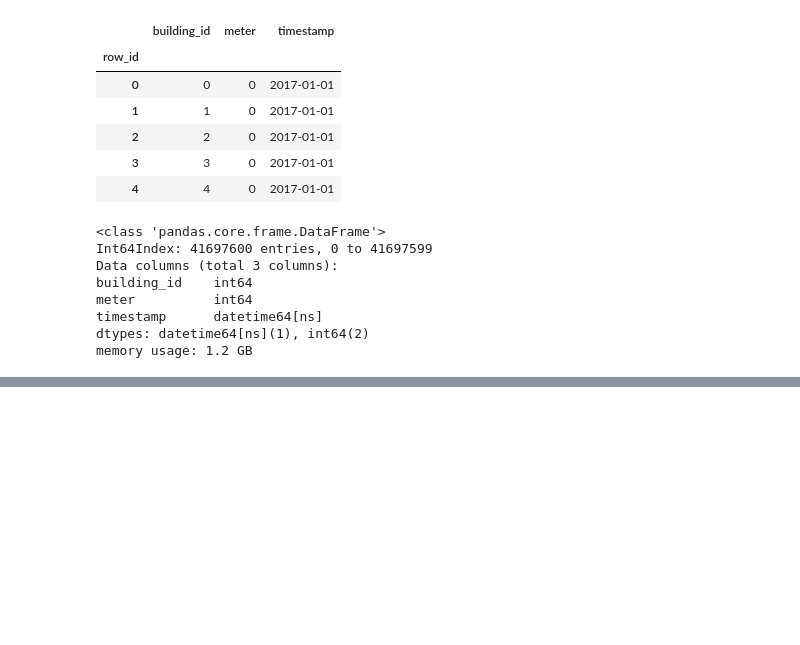
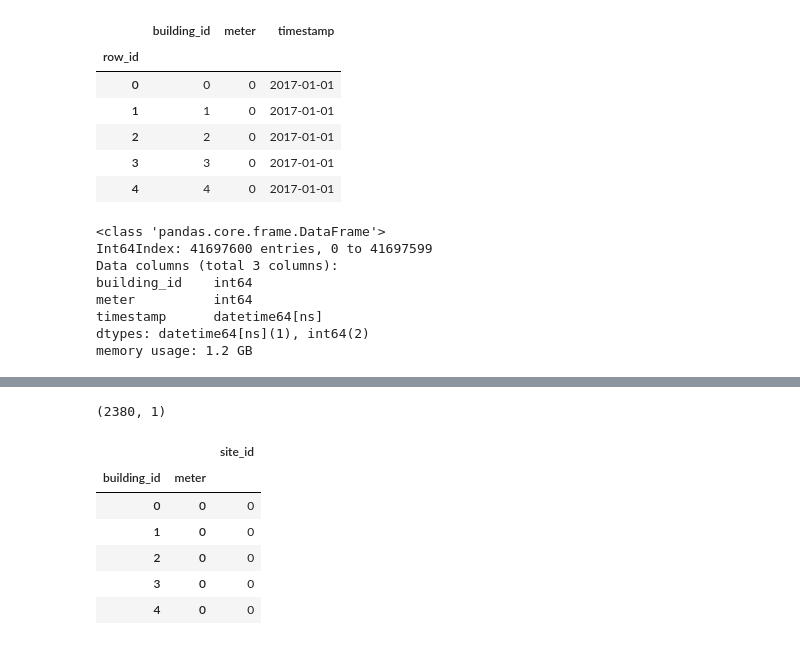
Before and after one commit to edouardArgenson/ASHRAE_great_energy_predictor, a Jupyter notebook: notebooks/predictions_pipeline.ipynb, the cells around one changed output, grey strips where cells are left out. Drawn from its saved outputs; the diff is of its cells as text; code cells hidden in the pictures; blank space fills up the shorter version.

```diff
--- a/notebooks/predictions_pipeline.ipynb
+++ b/notebooks/predictions_pipeline.ipynb
@@ -55,0 +170,7 @@ folder_path = os.path.join(base_directory_path, timed_base_folder_name)
+# %%
+bdata = pd.read_csv(
+    '../data/raw/csvs/building_metadata.csv',
+    index_col='building_id',
+    usecols=['building_id', 'site_id']
+)
+bdata.head()
@@ -55,0 +185,5 @@ folder_path = os.path.join(base_directory_path, timed_base_folder_name)
+# %%
+test_df_grouped = test_df.groupby(['building_id', 'meter']).count()
+test_df_grouped = test_df.groupby(['building_id', 'meter']).count()
+test_df_grouped.drop('timestamp', axis=1, inplace=True)
+test_df_grouped.head()
@@ -55,0 +198,16 @@ folder_path = os.path.join(base_directory_path, timed_base_folder_name)
+# %%
+test_df_grouped = test_df_grouped.join(bdata, on='building_id', how='left')
+# %%
+test_df_grouped.shape
+# %% [output]
+(2380, 1)
+# %%
+test_df_grouped.head()
+# %% [output]
+|  |  | site_id |
+| building_id | meter |  |
+| 0 | 0 | 0 |
+| 1 | 0 | 0 |
+| 2 | 0 | 0 |
+| 3 | 0 | 0 |
+| 4 | 0 | 0 |
```
Also changed, not shown: parts of 23 cells of this notebook, 17 other files.
